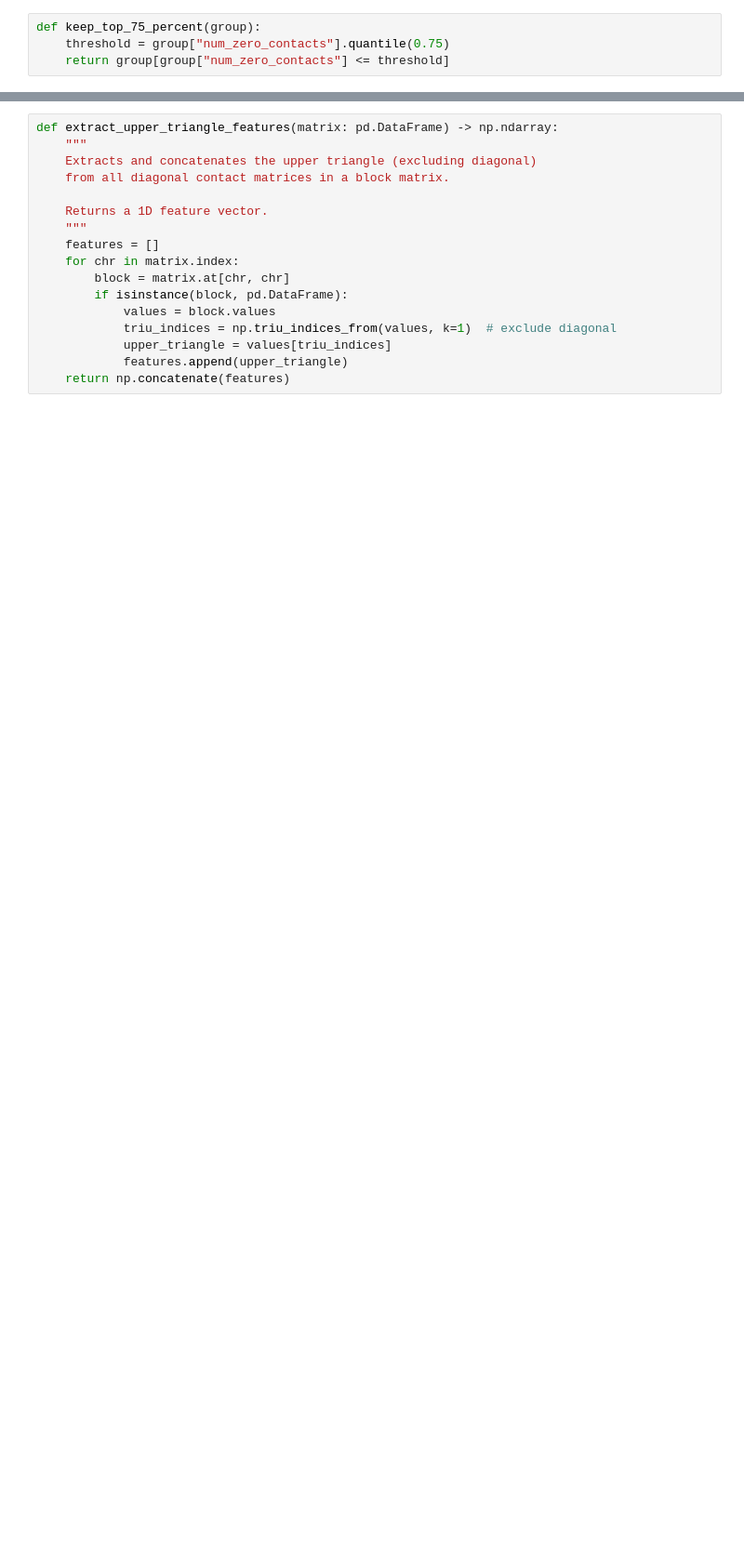
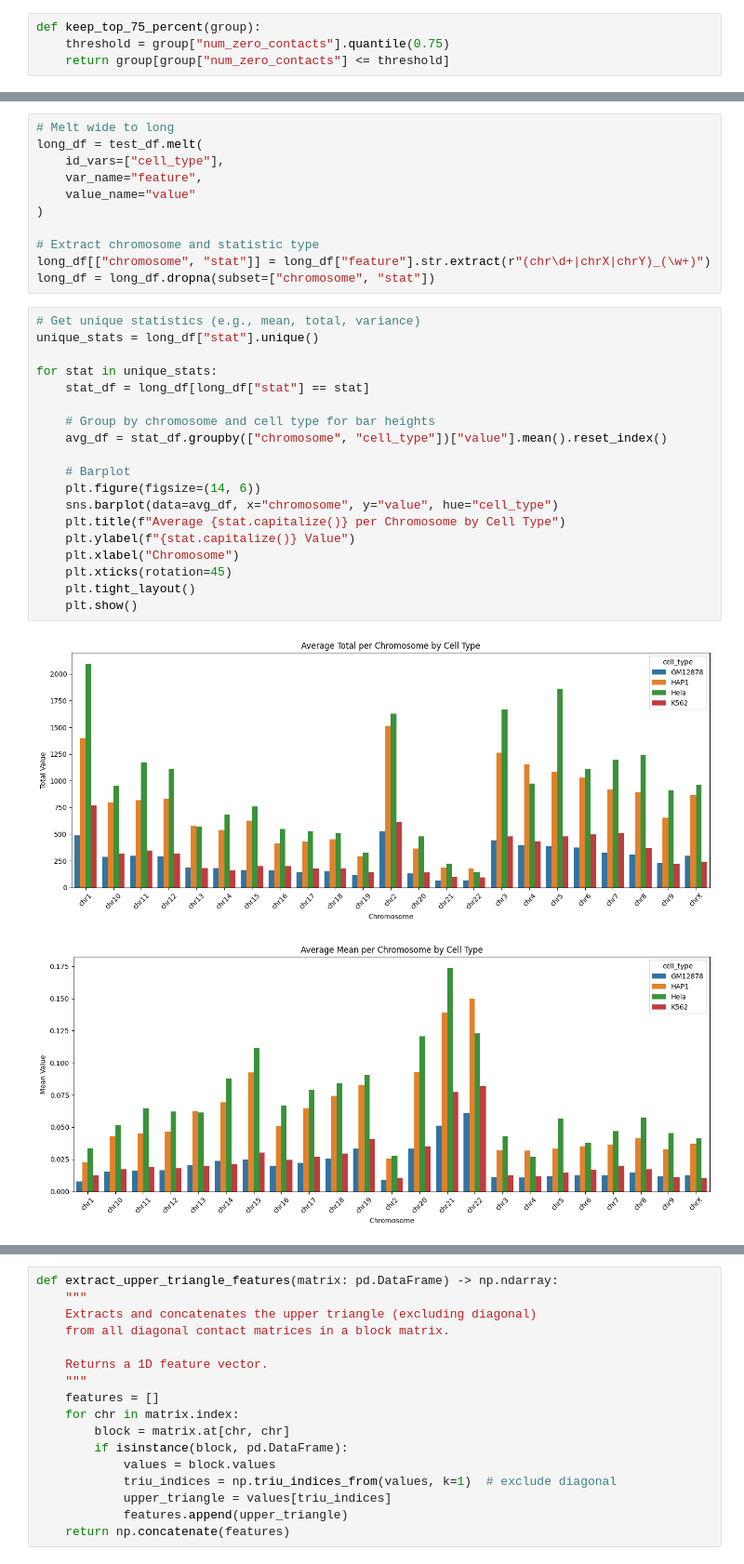
Before and after one commit to saladinshaurov/hic-cell-classification, a Jupyter notebook: notebooks/matrix-chromosome.ipynb, the cells around one changed output, grey strips where cells are left out. Shown at 93% size. Saved outputs shown, nothing was run; the diff lists cells and outputs as text; blank space fills up the shorter version.

```diff
--- a/notebooks/matrix-chromosome.ipynb
+++ b/notebooks/matrix-chromosome.ipynb
@@ -259,0 +280,33 @@ master_df = master_df.groupby("cell_type", group_keys=False).apply(keep_top_75_p
+# %%
+# Melt wide to long
+long_df = test_df.melt(
+    id_vars=["cell_type"],
+    var_name="feature",
+    value_name="value"
+)
+
+# Extract chromosome and statistic type
+long_df[["chromosome", "stat"]] = long_df["feature"].str.extract(r"(chr\d+|chrX|chrY)_(\w+)")
+long_df = long_df.dropna(subset=["chromosome", "stat"])
+# %%
+# Get unique statistics (e.g., mean, total, variance)
+unique_stats = long_df["stat"].unique()
+
+for stat in unique_stats:
+    stat_df = long_df[long_df["stat"] == stat]
+
+    # Group by chromosome and cell type for bar heights
+    avg_df = stat_df.groupby(["chromosome", "cell_type"])["value"].mean().reset_index()
+
+    # Barplot
+    plt.figure(figsize=(14, 6))
+    sns.barplot(data=avg_df, x="chromosome", y="value", hue="cell_type")
+    plt.title(f"Average {stat.capitalize()} per Chromosome by Cell Type")
+    plt.ylabel(f"{stat.capitalize()} Value")
+    plt.xlabel("Chromosome")
+    plt.xticks(rotation=45)
+    plt.tight_layout()
+    plt.show()
+# %% [output]
+[figure, added]
+[figure, added]
```
Also changed, not shown: parts of 15 cells of this notebook, 1 other file.
